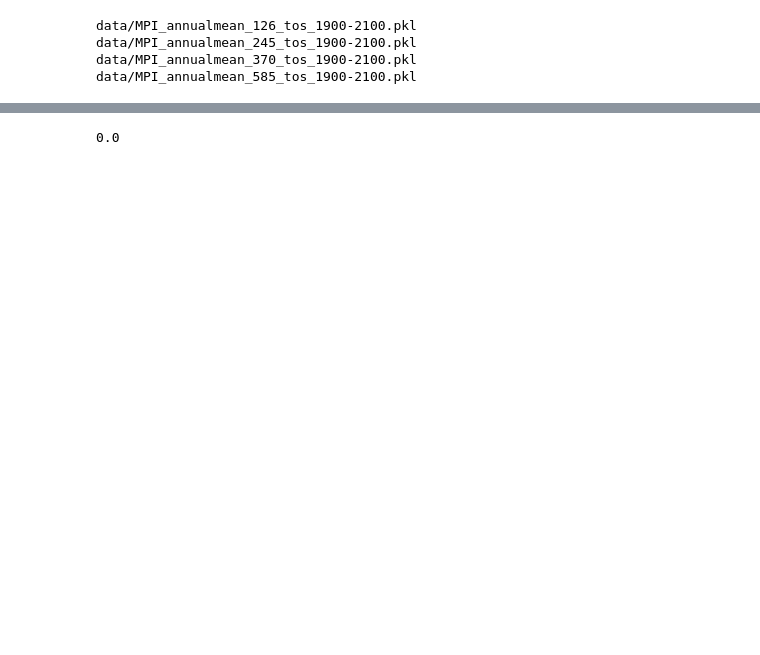
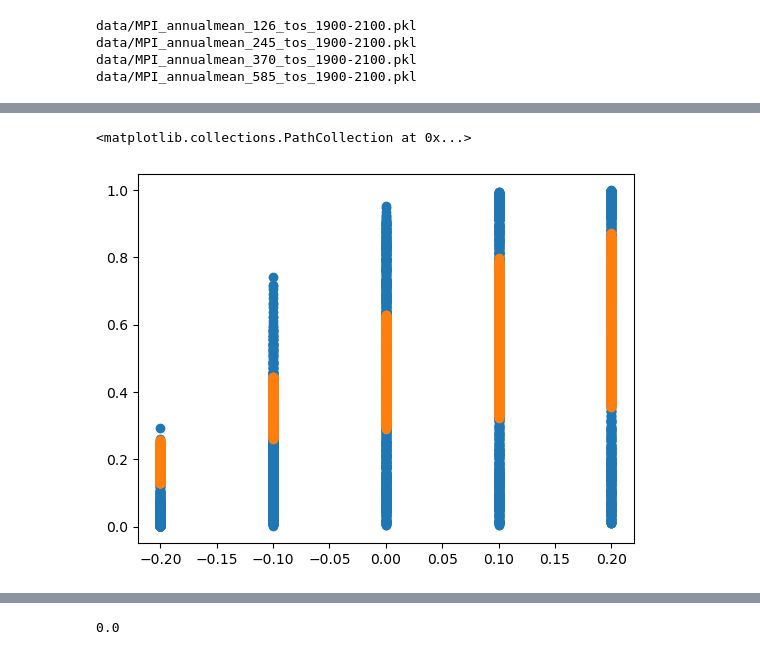
Before and after one commit to emily-gordy/predictability-emergence, a Jupyter notebook: gridpointmodel.ipynb, the cells around one changed output, grey strips where cells are left out. Drawn from its saved outputs; the diff is of its cells as text; code cells hidden in the pictures; blank space fills up the shorter version.

```diff
--- a/gridpointmodel.ipynb
+++ b/gridpointmodel.ipynb
@@ -194,3 +249,9 @@ avgtestclass.shape
+# %%
+plt.scatter(inputssptest.squeeze(),avgtestpred[ilonsel])
+plt.scatter(inputssptest.squeeze(),y_pred_probs[:,1])
+# %% [output]
+<matplotlib.collections.PathCollection at 0x...>
+[figure, added]
 # %%
 np.mean((avgtestclass[int(lonsel/10)]==outputtest) & (outputtest==0))
 # %% [output]
```
Also changed, not shown: parts of 20 cells of this notebook, 5 other files.
